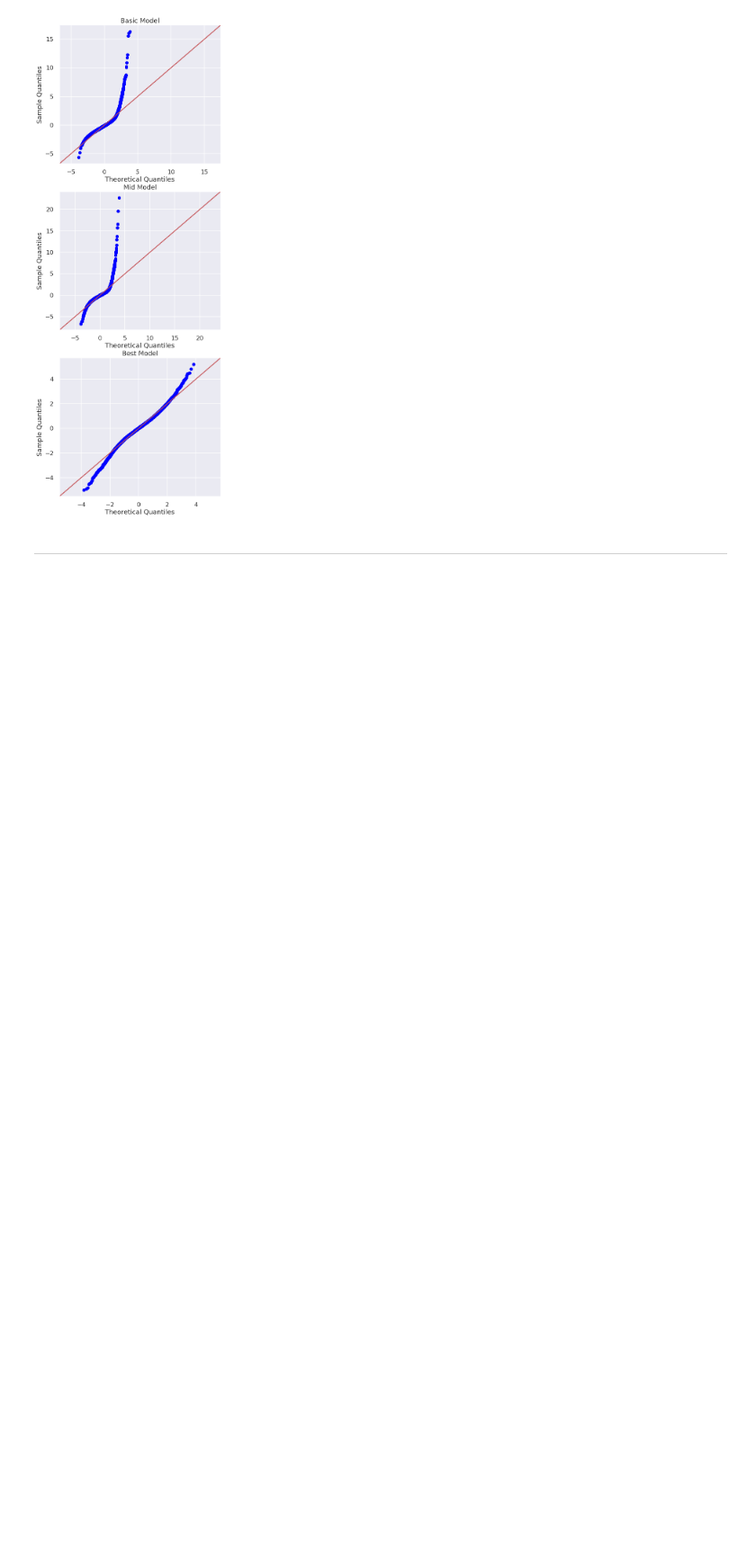
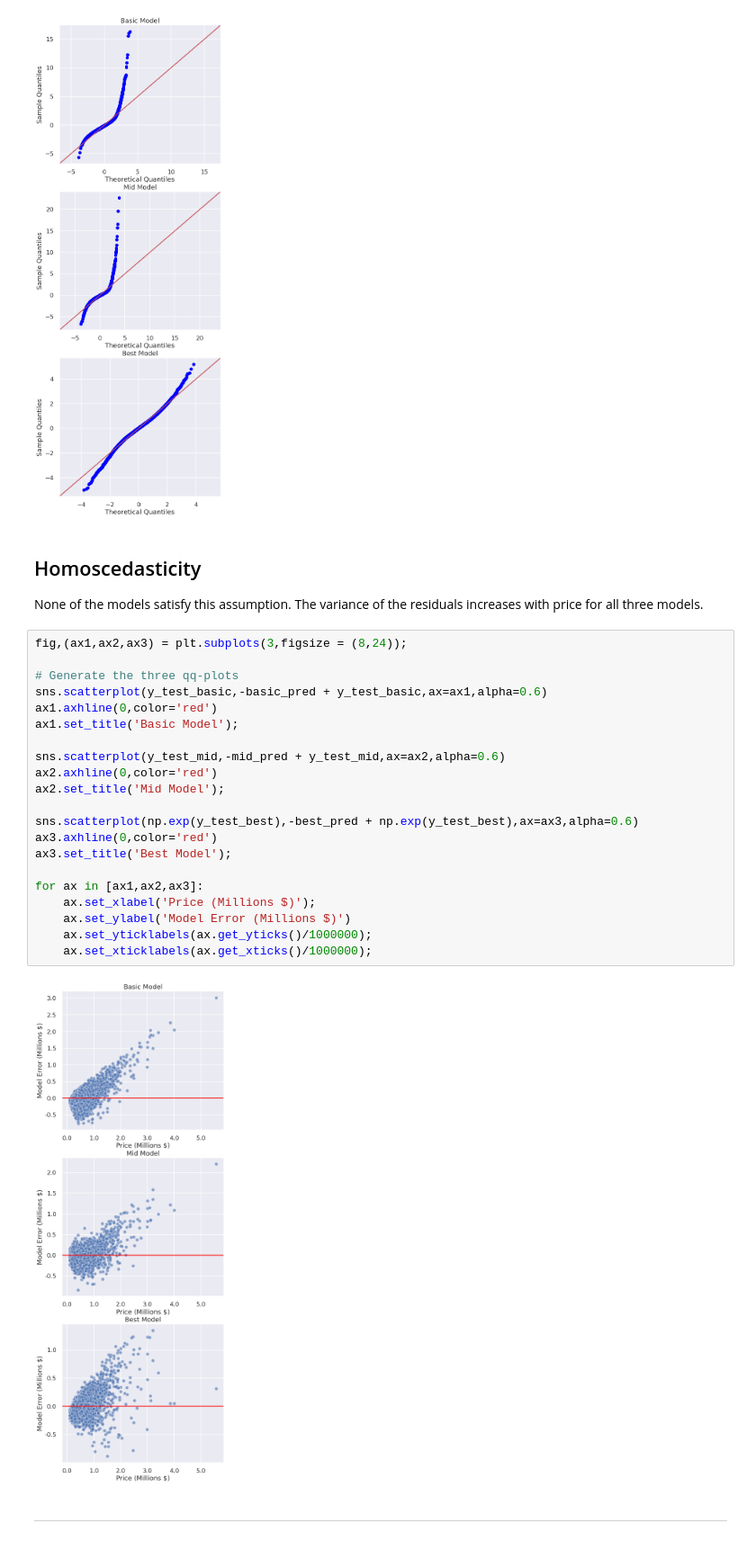
Before and after one commit to jlombino/dsc-phase-2-project-v2-3, a Jupyter notebook: Final_Notebook.ipynb, the cells around one changed output. Shown at 90% size. Cells and saved outputs as stored; diff of their text form; blank space fills up the shorter version.

Commit message:
Added hs plots to final notebook

```diff
--- a/Final_Notebook.ipynb
+++ b/Final_Notebook.ipynb
@@ -696,6 +696,33 @@ sm.graphics.qqplot(sm_best.resid,dist=stats.norm, line='45', fit=True, ax = ax3)
 ax3.set_title('Best Model');
 # %% [output]
 [figure]
+# %% [markdown]
+<h2>Homoscedasticity</h2>
+
+None of the models satisfy this assumption. The variance of the residuals increases with price for all three models.
+# %%
+fig,(ax1,ax2,ax3) = plt.subplots(3,figsize = (8,24));
+
+# Generate the three qq-plots
+sns.scatterplot(y_test_basic,-basic_pred + y_test_basic,ax=ax1,alpha=0.6)
+ax1.axhline(0,color='red')
+ax1.set_title('Basic Model');
+
+sns.scatterplot(y_test_mid,-mid_pred + y_test_mid,ax=ax2,alpha=0.6)
+ax2.axhline(0,color='red')
+ax2.set_title('Mid Model');
+
+sns.scatterplot(np.exp(y_test_best),-best_pred + np.exp(y_test_best),ax=ax3,alpha=0.6)
+ax3.axhline(0,color='red')
+ax3.set_title('Best Model');
+
+for ax in [ax1,ax2,ax3]:
+    ax.set_xlabel('Price (Millions $)');
+    ax.set_ylabel('Model Error (Millions $)')
+    ax.set_yticklabels(ax.get_yticks()/1000000);
+    ax.set_xticklabels(ax.get_xticks()/1000000);
+# %% [output]
+[figure, added]
 # %% [markdown]
 <hr>
 # %% [markdown]
```
Also changed, not shown: parts of 4 cells of this notebook, 1 other file.
